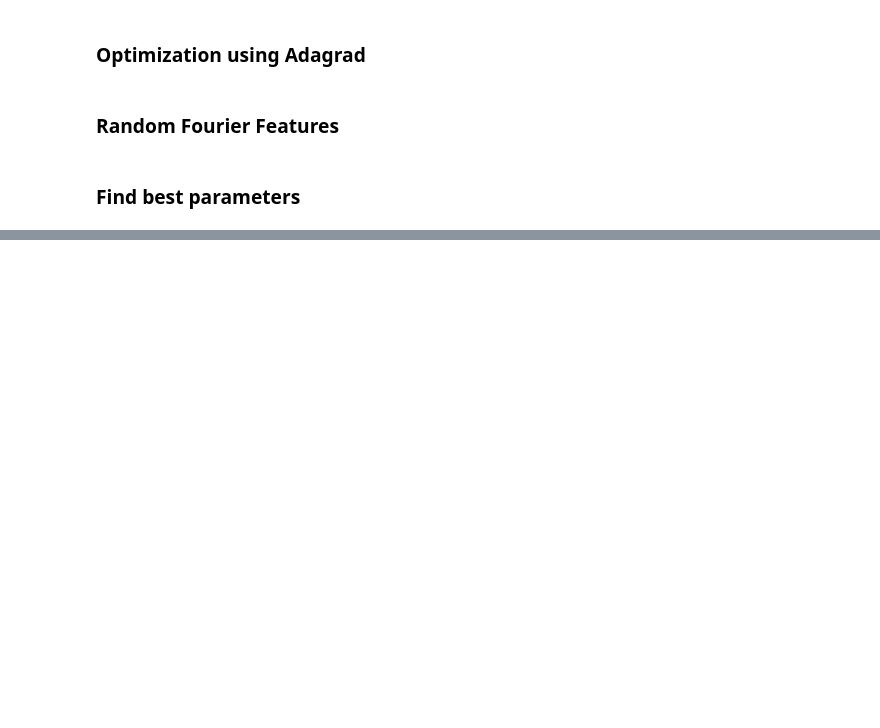
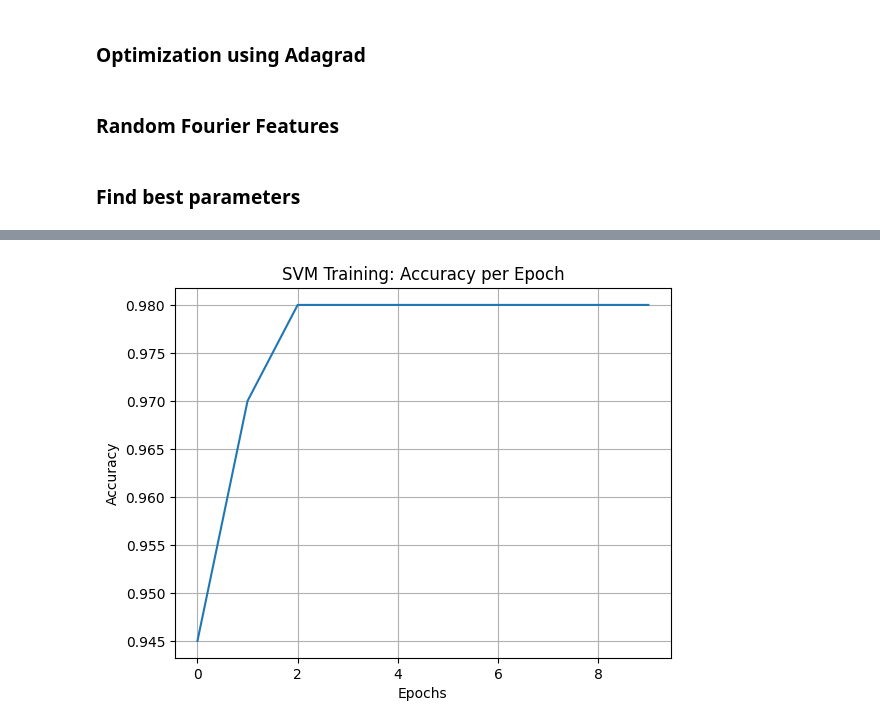
Before and after one commit to nks84/mma_pa1, a Jupyter notebook: pa2/submission_2_point_0.ipynb, the cells around one changed output, grey strips where cells are left out. Drawn from its saved outputs; the diff is of its cells as text; code cells hidden in the pictures; blank space fills up the shorter version.

```diff
--- a/pa2/submission_2_point_0.ipynb
+++ b/pa2/submission_2_point_0.ipynb
@@ -488,11 +592,87 @@ Shape of x_train:  (1000, 2)
 # %%
-X_train_tiny, X_test_tiny, y_train_tiny, y_test_tiny = train_test_split(X_tiny, y_tiny, test_size=0.20, random_state=42)
-X_train_large, X_test_large, y_train_large, y_test_large = train_test_split(X_large, y_large, test_size=0.20, random_state=42)
-X_train_imdb, X_test_imdb, y_train_imdb, y_test_imdb = train_test_split(X_imdb, y_imdb, test_size=0.20, random_state=42)
+import numpy as np
+import matplotlib.pyplot as plt
 
-W1_tiny = train_svm_linear(X_train_tiny, y_train_tiny, C=1.0, lr=0.01)
-W2_large = train_svm_linear(X_train_large, y_train_large, C=1.0, lr=0.01)
-W2_imdb = train_svm_linear(X_train_imdb, y_train_imdb, C=1.0, lr=0.01)
-accuracy1 = compute_accuracy(W1_tiny, X_test_tiny, y_test_tiny)
-accuracy2 = compute_accuracy(W2_large, X_test_large, y_test_large)
-accuracy3 = compute_accuracy(W2_imdb, X_test_imdb, y_test_imdb)
+#duplicate of the function
+def compute_accuracy(W, X, y):
+    """ Computes the accuracy given the weights W, data X, and labels y. """
+    predictions = np.sign(np.dot(X, W))
+    return np.mean(predictions == y)
+
+def train_svm_linear_print_epochs(X, y, batch_size=10, C=1.0, epochs=10, lr=0.01):
+    w = np.random.randn(X.shape[1]) / np.sqrt(X.shape[1])  # Improved initialization
+    n_batches = int(np.ceil(len(y) / batch_size))
+    accuracies = []  # To store accuracies per epoch
+
+    for epoch in range(epochs):
+        perm = np.random.permutation(len(y))  # Shuffle the data
+        for b in range(n_batches):
+            start = b * batch_size
+            end = min(start + batch_size, len(y))
+            X_batch = X[perm[start:end]]
+            y_batch = y[perm[start:end]]
+            grad = svm_gradient(w, X_batch, y_batch, C)
+            w -= lr * grad
+
+        # Track accuracy after each epoch
+        acc = compute_accuracy(w, X, y)
+        accuracies.append(acc)
+
+        # Optionally, decrease learning rate gradually
+        if (epoch + 1) % 100 == 0:
+            lr /= 2
+
+    # Plot the accuracies over epochs
+    plt.plot(range(epochs), accuracies)
+    plt.xlabel('Epochs')
+    plt.ylabel('Accuracy')
+    plt.title('SVM Training: Accuracy per Epoch')
+    plt.grid(True)
+    plt.show()
+
+    return w
+def train_svm_adagra_with_plot(X, y, batch_size=10, C=1.0, epochs=10, lr=0.1):
+    """
+    Train a linear SVM using AdaGrad optimization.
+    - X: feature matrix
+    - y: target vector
+    - batch_size: size of the mini-batch
+    - C: regularization strength
+    - epochs: number of training epochs
+    - lr: initial learning rate
+    """
+    w = np.zeros(X.shape[1])
+    epsilon = 1e-8  # smoothing term to avoid division by zero
+    gradient_accumulate = np.zeros(X.shape[1])
+    accuracies = []  # To store accuracies per epoch
+
+    n_batches = int(np.ceil(len(y) / batch_size))
+    for epoch in range(epochs):
+        perm = np.random.permutation(len(y))  # Shuffle data each epoch
+        for b in range(n_batches):
+            start = b * batch_size
+            end = min(start + batch_size, len(y))
+            X_batch = X[perm[start:end]]
+            y_batch = y[perm[start:end]]
+            grad = svm_gradient(w, X_batch, y_batch, C)
+            gradient_accumulate += grad ** 2
+            adjusted_lr = lr / (epsilon + np.sqrt(gradient_accumulate))
+            w -= adjusted_lr * grad
+
+        # Track accuracy after each epoch
+        acc = compute_accuracy(w, X, y)
+        accuracies.append(acc)
+
+    # Plot the accuracies over epochs
+    plt.plot(range(epochs), accuracies)
+    plt.xlabel('Epochs')
+    plt.ylabel('Accuracy')
+    plt.title('SVM Training: Accuracy per Epoch')
+    plt.grid(True)
+    plt.show()
+
+    return w
+
+X, y = load_dataset("toydata_tiny.csv")
+trained_weights = train_svm_adagra_with_plot(X, y)
+# %% [output]
@@ -498,0 +681 @@ accuracy3 = compute_accuracy(W2_imdb, X_test_imdb, y_test_imdb)
+[figure, added]
```
Also changed, not shown: parts of 9 cells of this notebook.
